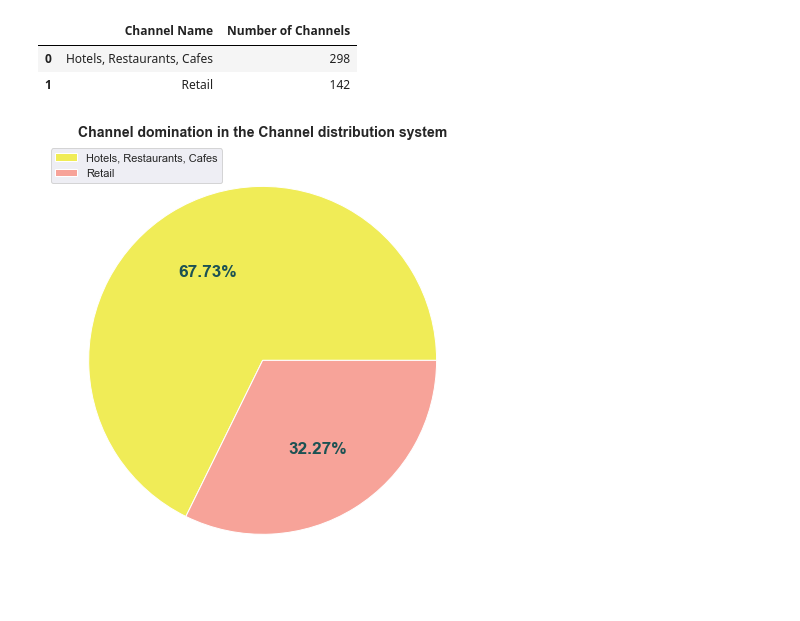
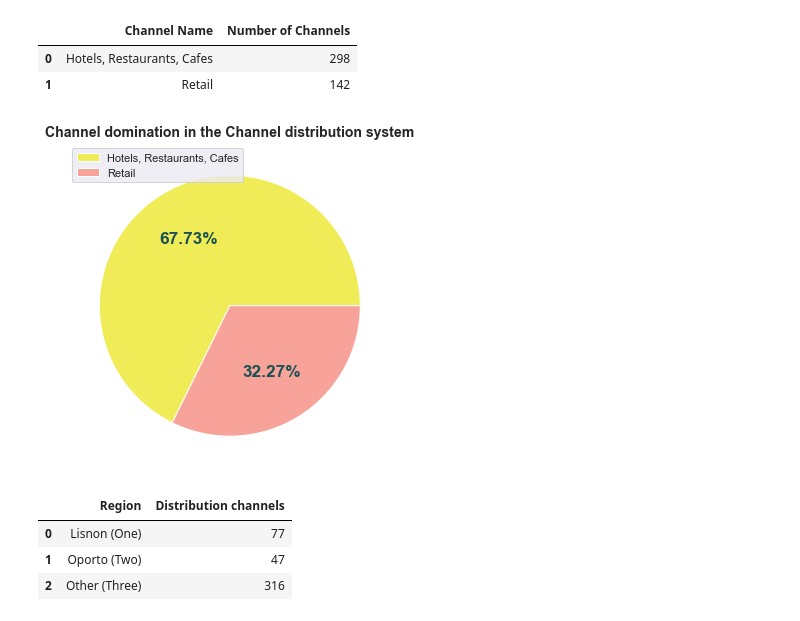
Before and after one commit to WorldWideWest/wholeSale-Analysis, a Jupyter notebook: wholeSale.ipynb, the cells around one changed output. Drawn from its saved outputs; the diff is of its cells as text; code cells hidden in the pictures.

Commit message:
Continuing to analyse the dataset
Deviding the Channels and the Regions and visualizing them

```diff
--- a/wholeSale.ipynb
+++ b/wholeSale.ipynb
@@ -4,7 +4,7 @@ import matplotlib.pyplot as plt
 import seaborn as sns
 sns.set()
 # %%
-rawData = pd.read_csv('source\datasets_20922_26985_Wholesale customers data.csv')
+rawData = pd.read_csv('source/datasets_20922_26985_Wholesale customers data.csv')
 rawData
 # %% [output]
 |  | Channel | Region | Fresh | Milk | Grocery | Frozen | Detergents_Paper | Delicassen |
@@ -20,6 +20,21 @@ rawData
 | 438 | 1 | 3 | 10290 | 1981 | 2232 | 1038 | 168 | 2125 |
 | 439 | 1 | 3 | 2787 | 1698 | 2510 | 65 | 477 | 52 |
 440 rows × 8 columns
+# %%
+def visualization(dataFrameCol, colors, legendArgs, legendLoc, title, save):
+    plt.figure(figsize = (6,6))
+    plt.pie(dataFrameCol,
+            colors = colors,
+            autopct = '%.2f%%',
+            textprops = {'size': 'x-large',
+                        'color': '#1C5253',
+                        'fontweight': 'bold'})
+    plt.legend(legendArgs, loc = legendLoc)
+    plt.title(title,
+            fontsize = 14,
+            fontweight = 'bold')
+    plt.savefig(save, dpi = 2000)
+    plt.show()
 # %%
 ## Channel
 
@@ -37,19 +52,32 @@ channels
 |  | Channel Name | Number of Channels |
 | 0 | Hotels, Restaurants, Cafes | 298 |
 | 1 | Retail | 142 |
-# %%
-plt.figure(figsize = (8,8))
-plt.pie(channels['Number of Channels'],
-        #labels = channels['Channel Name'].values,
-        colors = ['#F0EC57', '#F7A399'],
-        autopct = '%.2f%%',
-        textprops = {'size': 'x-large',
-                     'color': '#1C5253',
-                     'fontweight': 'bold'})
-plt.legend(channels['Channel Name'].values, loc = 'upper left')
-plt.title('Channel domination in the Channel distribution system',
-          fontsize = 14,
-          fontweight = 'bold')
-plt.show()
-# %% [output]
-[figure, removed]
+# %%
+visualization(dataFrameCol = channels['Number of Channels'],
+              colors = ['#F0EC57', '#F7A399'],
+              legendArgs = channels['Channel Name'],
+              legendLoc = 'upper left',
+              title = 'Channel domination in the Channel distribution system',
+              save =  'visualizations/CDS.png')
+# %% [output]
+[figure, added]
+# %%
+## Region
+### First region - Lisnon
+### Second region - Oporto
+### Third region - Other
+
+regionOne = rawData[rawData['Region'] == 1].count()
+regionTwo = rawData[rawData['Region'] == 2].count()
+regionThree = rawData[rawData['Region'] == 3].count()
+
+regions = pd.DataFrame(columns = ['Region', 'Distribution channels'],
+                       data = [['Lisnon (One)', regionOne[0]],
+                               ['Oporto (Two)', regionTwo[0]],
+                               ['Other (Three)', regionThree[0]]])
+regions
+# %% [output]
+|  | Region | Distribution channels |
+| 0 | Lisnon (One) | 77 |
+| 1 | Oporto (Two) | 47 |
+| 2 | Other (Three) | 316 |
```
Also changed, not shown: parts of 6 cells of this notebook, 1 other file.
